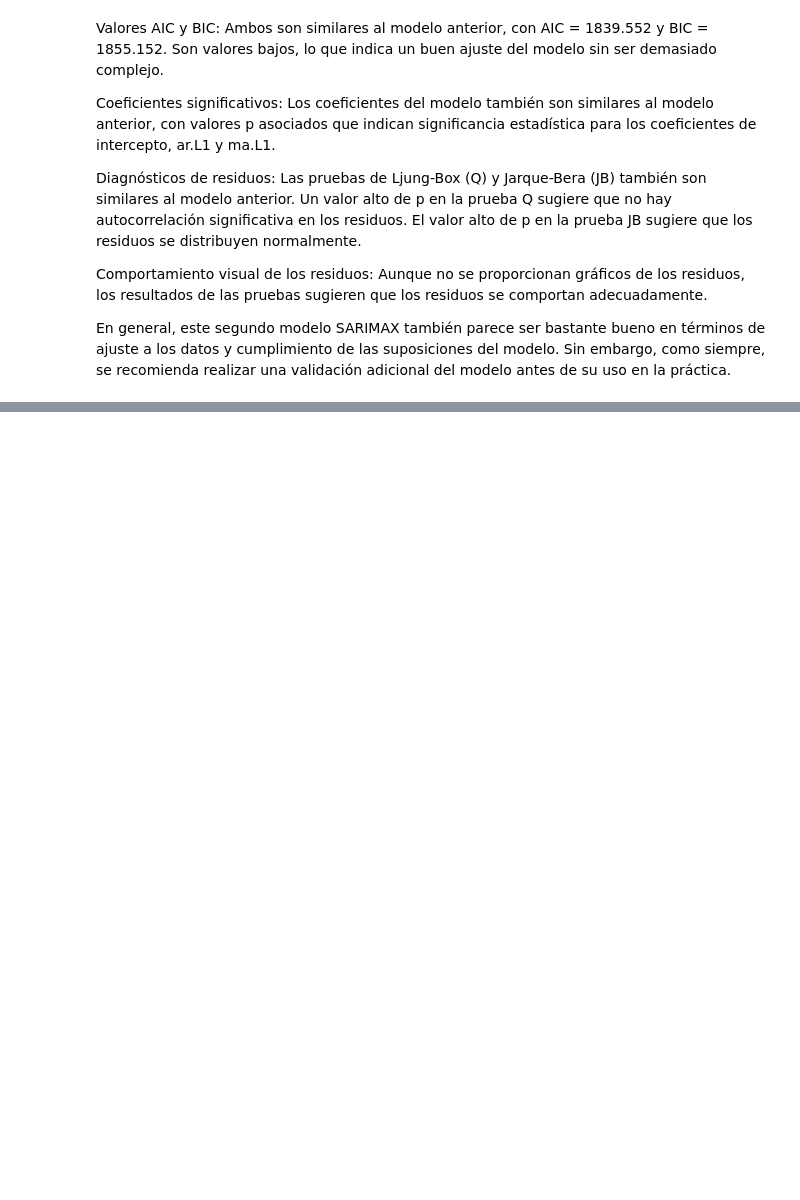
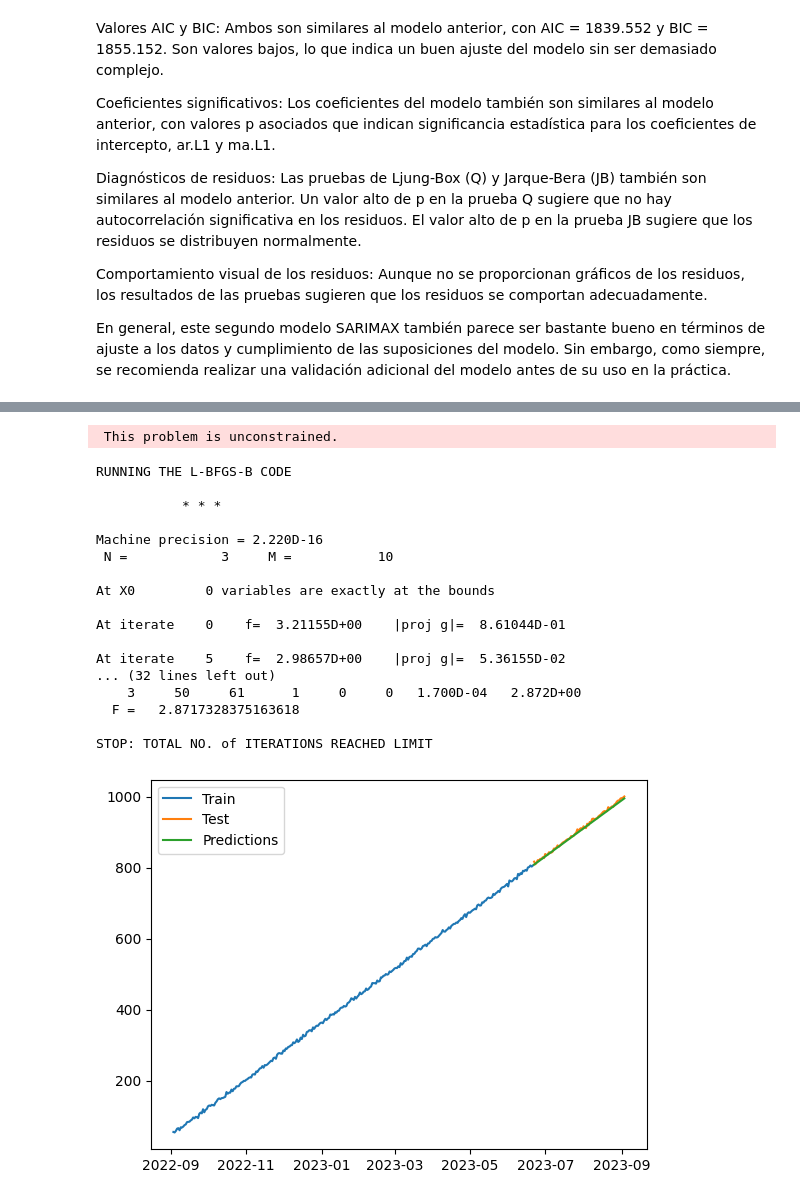
Before and after one commit to RmVa23/time-series, a Jupyter notebook: src/explore.ipynb, the cells around one changed output, grey strips where cells are left out. Cells and saved outputs as stored; diff of their text form; code cells hidden in the pictures; blank space fills up the shorter version.

Commit message:
validacion temporal

```diff
--- a/src/explore.ipynb
+++ b/src/explore.ipynb
@@ -375,0 +388,42 @@ En general, este segundo modelo SARIMAX también parece ser bastante bueno en t
+# %%
+# Validación temporal
+
+train_size = int(len(ts) * 0.8)  # usamos el 80% de los datos para entrenamiento
+train, test = ts[0:train_size], ts[train_size:]  # train contiene las primeras train_size (80%) observaciones, test contiene las observaciones restantes después del conjunto de entrenamiento.
+
+# Ajustamos del modelo en el conjunto de entrenamiento
+model = SARIMAX(train, order=(1, 1, 1))  # Le pasamos el conjunto de entrenamiento (`train`) como los datos y especificamos el orden del modelo SARIMA usando el argumento `order=(1, 0, 1)`.
+# estamos ajustando un modelo SARIMA con un componente autorregresivo de orden 1, un componente de integración de orden 0 y un componente de media móvil de orden 1.
+fitted_model = model.fit()  # almacenamos el modelo ajustado en una variable
+
+# Evaluamos del modelo en el conjunto de prueba
+predictions = fitted_model.forecast(steps=len(test)) # especifica cuántos pasos hacia adelante queremos predecir, en este caso tantos pasos como observaciones hay en el conjunto de prueba.
+# forecast(): Este es un método de los modelos SARIMAX ajustados en la biblioteca statsmodels. Este método se utiliza para generar predicciones futuras basadas en el modelo ajustado.
+#
+
+# Comparar predicciones con datos reales
+plt.plot(train.index, train, label='Train')
+plt.plot(test.index, test, label='Test')
+plt.plot(test.index, predictions, label='Predictions')
+plt.legend()
+plt.show()
+# %% [output]
+ This problem is unconstrained.
+RUNNING THE L-BFGS-B CODE
+
+           * * *
+
+Machine precision = 2.220D-16
+ N =            3     M =           10
+
+At X0         0 variables are exactly at the bounds
+
+At iterate    0    f=  3.21155D+00    |proj g|=  8.61044D-01
+
+At iterate    5    f=  2.98657D+00    |proj g|=  5.36155D-02
+... (32 lines left out)
+    3     50     61      1     0     0   1.700D-04   2.872D+00
+  F =   2.8717328375163618
+
+STOP: TOTAL NO. of ITERATIONS REACHED LIMIT
+[figure, added]
```
Also changed, not shown: parts of 8 cells of this notebook.
